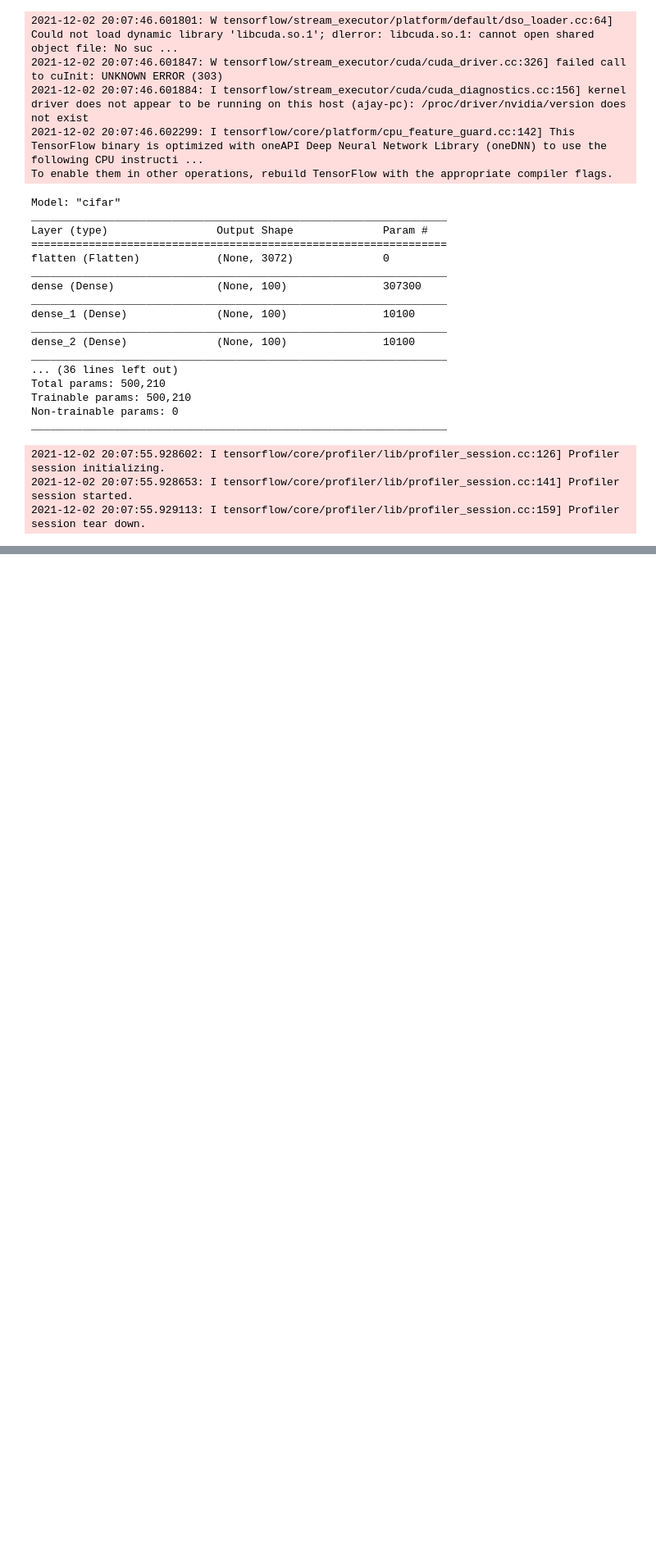
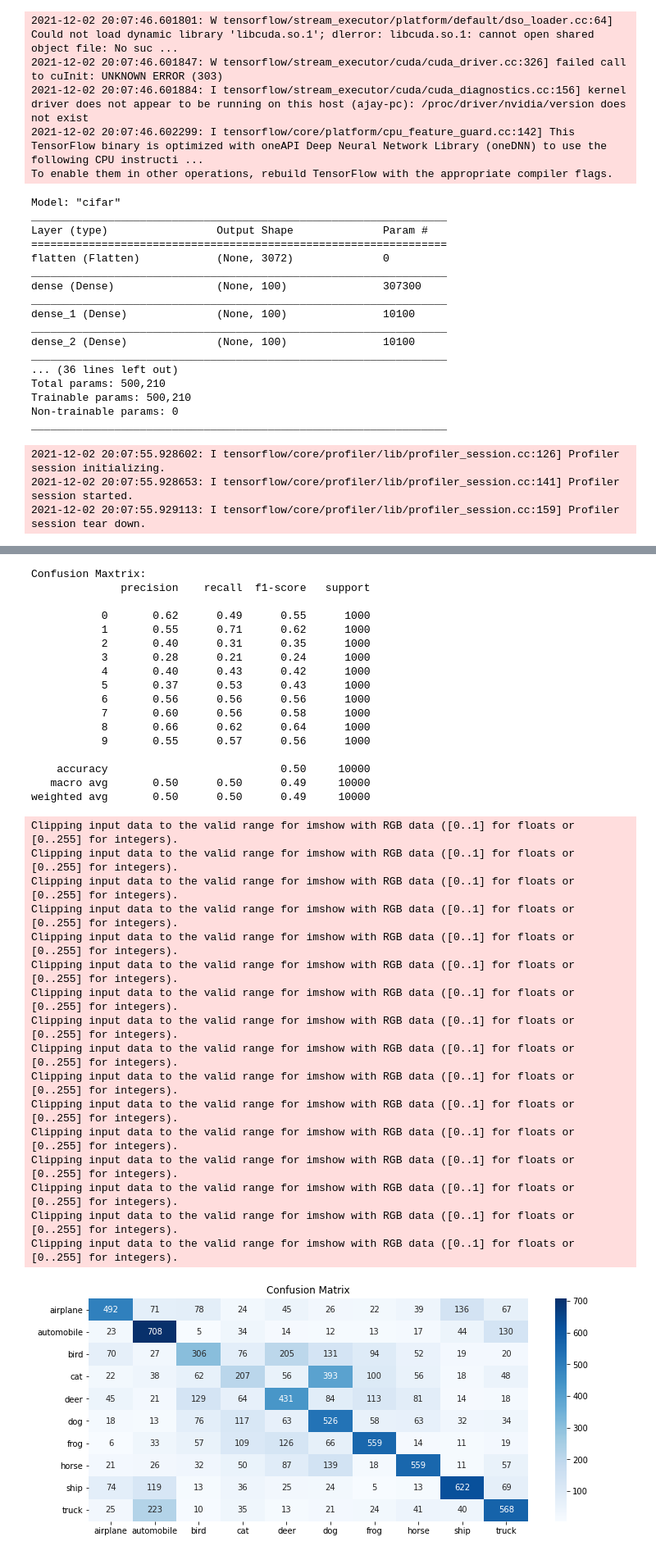
Before and after one commit to vajay84/NN, a Jupyter notebook: CIFAR10.ipynb, the cells around one changed output, grey strips where cells are left out. Shown at 82% size. Cells and saved outputs as stored; diff of their text form; code cells hidden in the pictures; blank space fills up the shorter version.

```diff
--- a/CIFAR10.ipynb
+++ b/CIFAR10.ipynb
@@ -203,0 +290,14 @@ weighted avg       0.33      0.34      0.31     10000
+# %%
+mean = np.mean(train_x)
+std =  np.std(train_x)
+scaled_train_x = np.divide(train_x-mean, std)
+scaled_test_x = np.divide(test_x-mean, std)
+# %%
+model =  keras.Sequential(name="cifar")
+model.add(keras.layers.Flatten(input_shape = [32, 32, 3]))
+inializer = keras.initializers.lecun_normal
+for n in range(20):
+    model.add(keras.layers.Dense(100, activation = keras.activations.selu, kernel_initializer=inializer))
+model.add(keras.layers.Dense(10, activation=keras.activations.softmax))
+optimizer  =  keras.optimizers.Nadam(learning_rate=0.001,beta_1=0.9)
+model.compile(loss = keras.losses.sparse_categorical_crossentropy, metrics=['accuracy'], optimizer=optimizer)
@@ -203,0 +310,7 @@ weighted avg       0.33      0.34      0.31     10000
+# %%
+run_index = 3
+run_logdir = os.path.join(os.curdir, "my_cifar10_logs", "run_{:03d}".format(run_index))
+early_stopping_cb = keras.callbacks.EarlyStopping(patience=20)
+model_checkpoint_cb = keras.callbacks.ModelCheckpoint("my_cifar10_model.h5", save_best_only=True)
+tfboard_cb =  keras.callbacks.TensorBoard(run_logdir)
+callbakcs = [early_stopping_cb, model_checkpoint_cb, tfboard_cb]
@@ -203,0 +321,2 @@ weighted avg       0.33      0.34      0.31     10000
+# %%
+model.fit(scaled_train_x, train_y, validation_split=0.2, epochs=100, callbacks=callbakcs, workers=-1, verbose=1)
@@ -203,0 +360,3 @@ weighted avg       0.33      0.34      0.31     10000
+# %%
+generate_error_reports(model, scaled_test_x, test_y)
+# %% [output]
@@ -203,0 +364,34 @@ weighted avg       0.33      0.34      0.31     10000
+Confusion Maxtrix:
+              precision    recall  f1-score   support
+
+           0       0.62      0.49      0.55      1000
+           1       0.55      0.71      0.62      1000
+           2       0.40      0.31      0.35      1000
+           3       0.28      0.21      0.24      1000
+           4       0.40      0.43      0.42      1000
+           5       0.37      0.53      0.43      1000
+           6       0.56      0.56      0.56      1000
+           7       0.60      0.56      0.58      1000
+           8       0.66      0.62      0.64      1000
+           9       0.55      0.57      0.56      1000
+
+    accuracy                           0.50     10000
+   macro avg       0.50      0.50      0.49     10000
+weighted avg       0.50      0.50      0.49     10000
+Clipping input data to the valid range for imshow with RGB data ([0..1] for floats or [0..255] for integers).
+Clipping input data to the valid range for imshow with RGB data ([0..1] for floats or [0..255] for integers).
+Clipping input data to the valid range for imshow with RGB data ([0..1] for floats or [0..255] for integers).
+Clipping input data to the valid range for imshow with RGB data ([0..1] for floats or [0..255] for integers).
+Clipping input data to the valid range for imshow with RGB data ([0..1] for floats or [0..255] for integers).
+Clipping input data to the valid range for imshow with RGB data ([0..1] for floats or [0..255] for integers).
+Clipping input data to the valid range for imshow with RGB data ([0..1] for floats or [0..255] for integers).
+Clipping input data to the valid range for imshow with RGB data ([0..1] for floats or [0..255] for integers).
+Clipping input data to the valid range for imshow with RGB data ([0..1] for floats or [0..255] for integers).
+Clipping input data to the valid range for imshow with RGB data ([0..1] for floats or [0..255] for integers).
+Clipping input data to the valid range for imshow with RGB data ([0..1] for floats or [0..255] for integers).
+Clipping input data to the valid range for imshow with RGB data ([0..1] for floats or [0..255] for integers).
+Clipping input data to the valid range for imshow with RGB data ([0..1] for floats or [0..255] for integers).
+Clipping input data to the valid range for imshow with RGB data ([0..1] for floats or [0..255] for integers).
+Clipping input data to the valid range for imshow with RGB data ([0..1] for floats or [0..255] for integers).
+Clipping input data to the valid range for imshow with RGB data ([0..1] for floats or [0..255] for integers).
+[figure, added]
```
Also changed, not shown: parts of 30 cells of this notebook.
